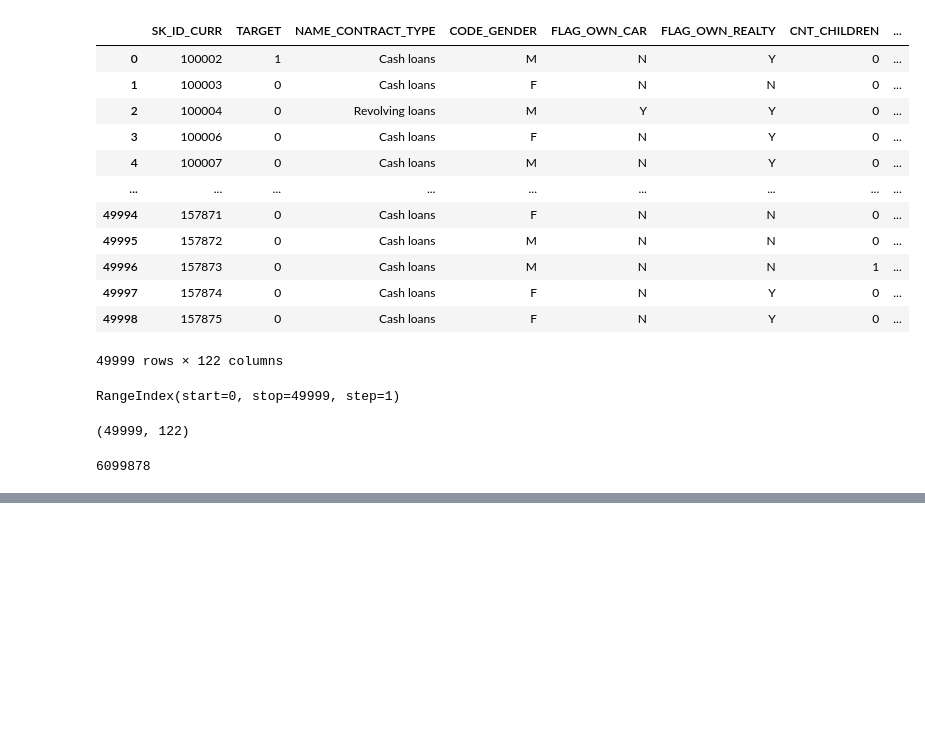
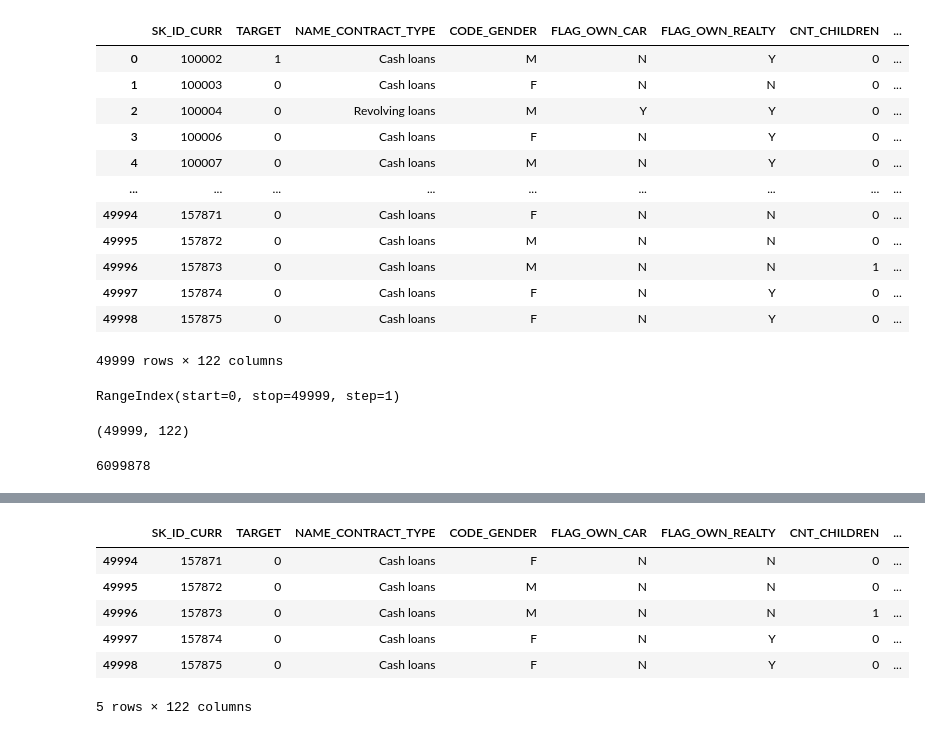
Before and after one commit to tanishqsharma20/python, a Jupyter notebook: python project/Bank loan case study/bank_loan.ipynb, the cells around one changed output, grey strips where cells are left out. Drawn from its saved outputs; the diff is of its cells as text; code cells hidden in the pictures; blank space fills up the shorter version.

```diff
--- a/python project/Bank loan case study/bank_loan.ipynb
+++ b/python project/Bank loan case study/bank_loan.ipynb
@@ -35,0 +47,10 @@ df_app.size
+# %%
+df_app.tail()
+# %% [output]
+|  | SK_ID_CURR | TARGET | NAME_CONTRACT_TYPE | CODE_GENDER | FLAG_OWN_CAR | FLAG_OWN_REALTY | CNT_CHILDREN | ... |
+| 49994 | 157871 | 0 | Cash loans | F | N | N | 0 | ... |
+| 49995 | 157872 | 0 | Cash loans | M | N | N | 0 | ... |
+| 49996 | 157873 | 0 | Cash loans | M | N | N | 1 | ... |
+| 49997 | 157874 | 0 | Cash loans | F | N | Y | 0 | ... |
+| 49998 | 157875 | 0 | Cash loans | F | N | Y | 0 | ... |
+5 rows × 122 columns
```
Also changed, not shown: parts of 5 cells of this notebook.
